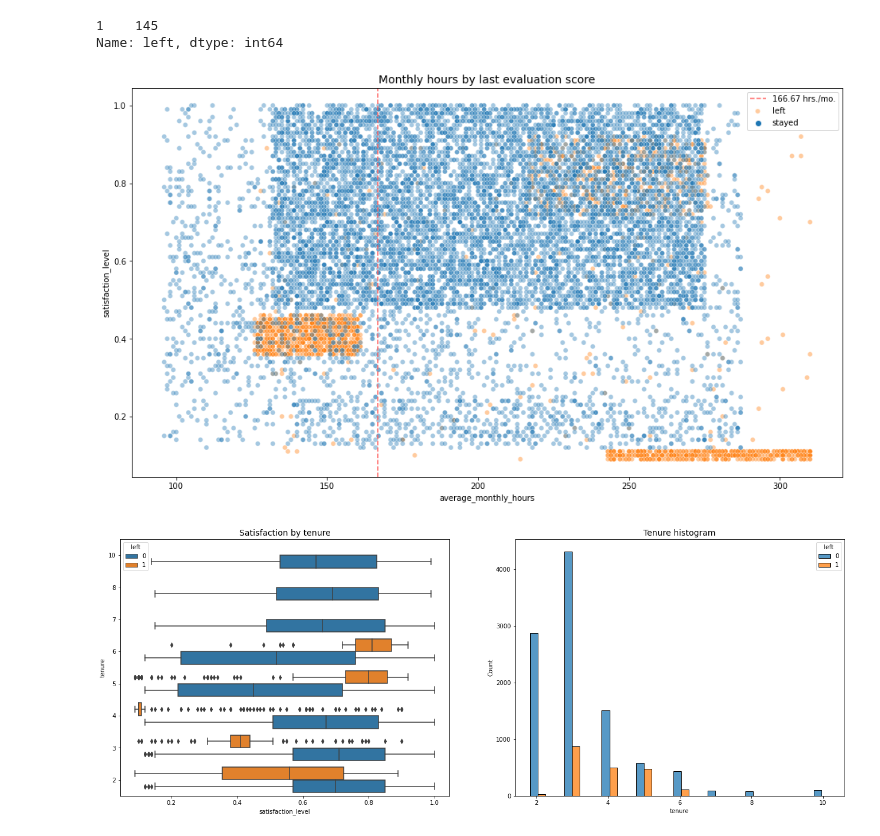
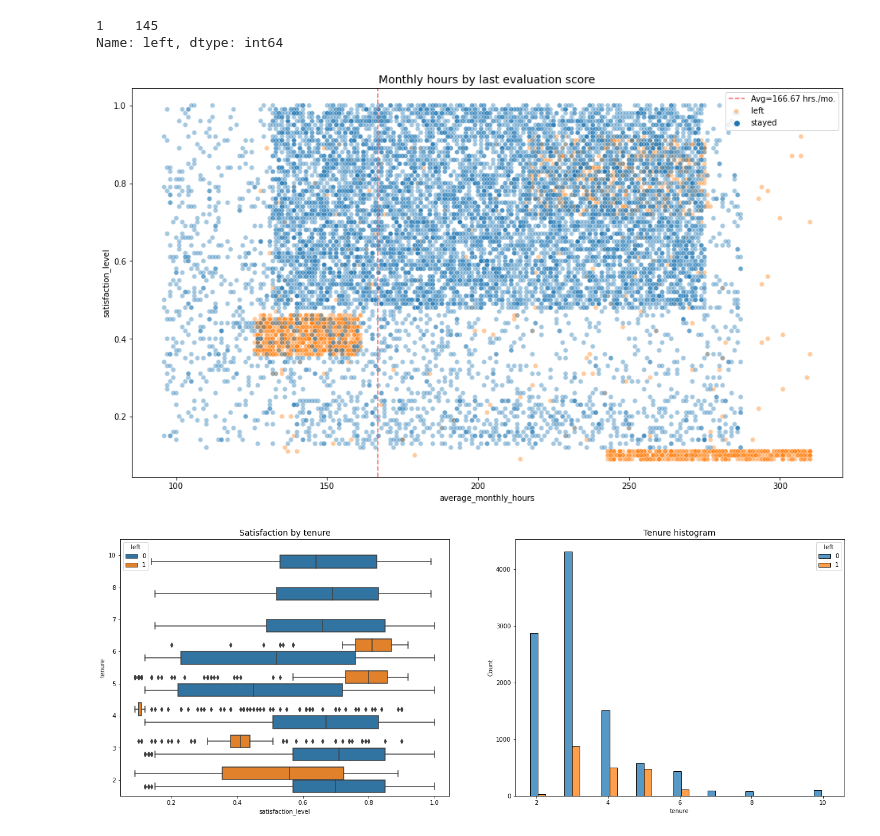
Before and after one commit to shibz-islam/Saliford_Motors_Employee_Retention_Prediction, a Jupyter notebook: Salifort Motors project lab - final.ipynb, the cells around one changed output. Saved outputs shown, nothing was run; the diff lists cells and outputs as text; code cells hidden in the pictures.

```diff
--- a/Salifort Motors project lab - final.ipynb
+++ b/Salifort Motors project lab - final.ipynb
@@ -335,12 +336,13 @@ Name: left, dtype: int64
 # %%
 # Create scatterplot of `average_monthly_hours` versus `satisfaction_level`, comparing employees who stayed versus those who left
 plt.figure(figsize=(16, 9))
 sns.scatterplot(data=df1, x='average_monthly_hours', y='satisfaction_level', hue='left', alpha=0.4)
 plt.axvline(x=166.67, color='#ff6361', label='166.67 hrs./mo.', ls='--')
-plt.legend(labels=['166.67 hrs./mo.', 'left', 'stayed'])
+plt.legend(labels=['Avg=166.67 hrs./mo.', 'left', 'stayed'])
 plt.title('Monthly hours by last evaluation score', fontsize='14');
+plt.savefig('eda2.png')
 # %% [output]
-[figure, old version]
+[figure, new version]
 # %%
 # Set figure and axes
 fig, ax = plt.subplots(1, 2, figsize = (22,8))
```
Also changed, not shown: parts of 15 cells of this notebook.
